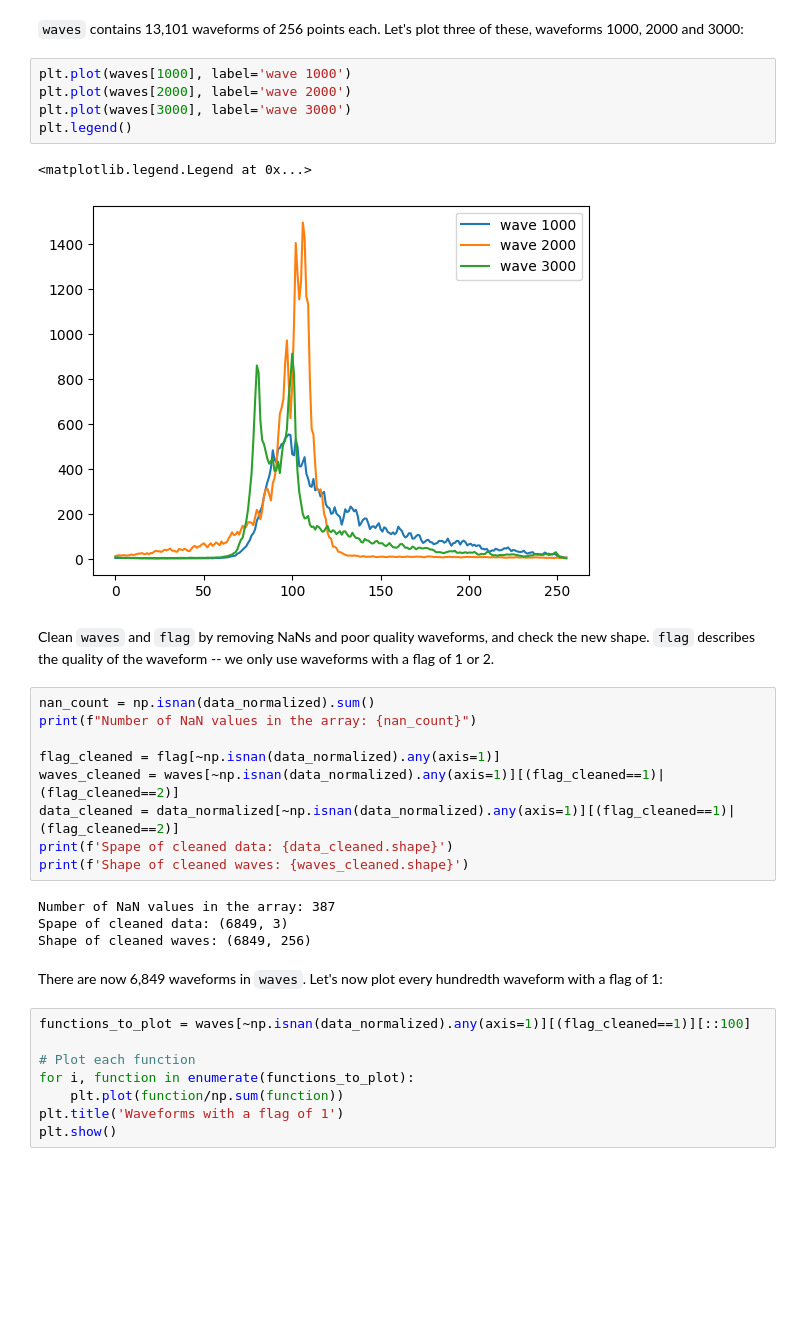
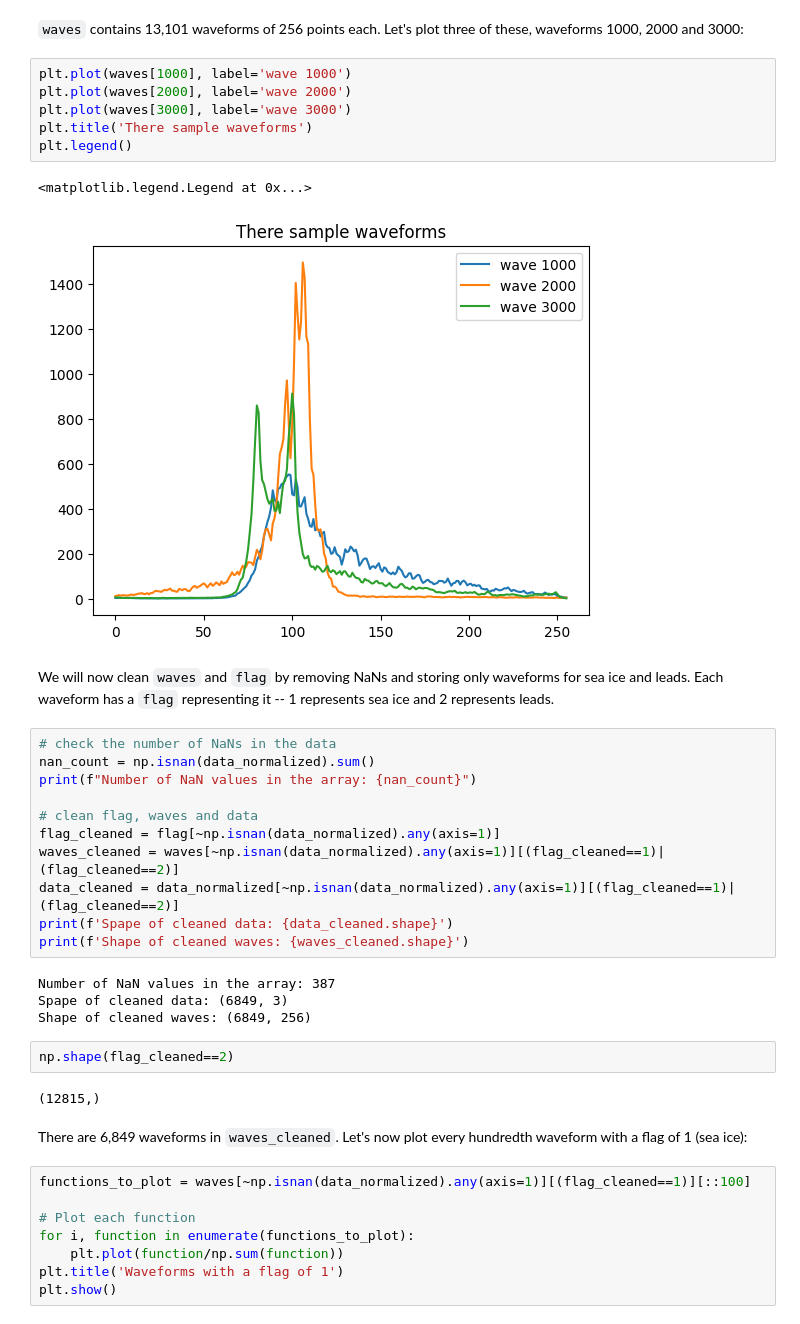
Before and after one commit to rhtweedie/ai4eo-week-4, a Jupyter notebook: classifying_echoes.ipynb, the cells around one changed output. Drawn from its saved outputs; the diff is of its cells as text; blank space fills up the shorter version.

```diff
--- a/classify_echoes.ipynb
+++ b/classifying_echoes.ipynb
@@ -294,17 +296,20 @@ Shape of waves: (13101, 256)
 # %%
 plt.plot(waves[1000], label='wave 1000')
 plt.plot(waves[2000], label='wave 2000')
 plt.plot(waves[3000], label='wave 3000')
+plt.title('There sample waveforms')
 plt.legend()
 # %% [output]
 <matplotlib.legend.Legend at 0x...>
-[figure, old version]
+[figure, new version]
-# %% [markdown]
-Clean `waves` and `flag` by removing NaNs and poor quality waveforms, and check the new shape. `flag` describes the quality of the waveform -- we only use waveforms with a flag of 1 or 2.
+# %% [markdown]
+We will now clean `waves` and `flag` by removing NaNs and storing only waveforms for sea ice and leads. Each waveform has a `flag` representing it -- 1 represents sea ice and 2 represents leads.
 # %%
+# check the number of NaNs in the data
 nan_count = np.isnan(data_normalized).sum()
 print(f"Number of NaN values in the array: {nan_count}")
 
+# clean flag, waves and data
 flag_cleaned = flag[~np.isnan(data_normalized).any(axis=1)]
 waves_cleaned = waves[~np.isnan(data_normalized).any(axis=1)][(flag_cleaned==1)|(flag_cleaned==2)]
 data_cleaned = data_normalized[~np.isnan(data_normalized).any(axis=1)][(flag_cleaned==1)|(flag_cleaned==2)]
@@ -314,8 +319,12 @@ print(f'Shape of cleaned waves: {waves_cleaned.shape}')
 Number of NaN values in the array: 387
 Spape of cleaned data: (6849, 3)
 Shape of cleaned waves: (6849, 256)
+# %%
+np.shape(flag_cleaned==2)
+# %% [output]
+(12815,)
 # %% [markdown]
-There are now 6,849 waveforms in `waves`. Let's now plot every hundredth waveform with a flag of 1:
+There are 6,849 waveforms in `waves_cleaned`. Let's now plot every hundredth waveform with a flag of 1 (sea ice):
 # %%
 functions_to_plot = waves[~np.isnan(data_normalized).any(axis=1)][(flag_cleaned==1)][::100]
 
```
Also changed, not shown: parts of 15 cells of this notebook.
